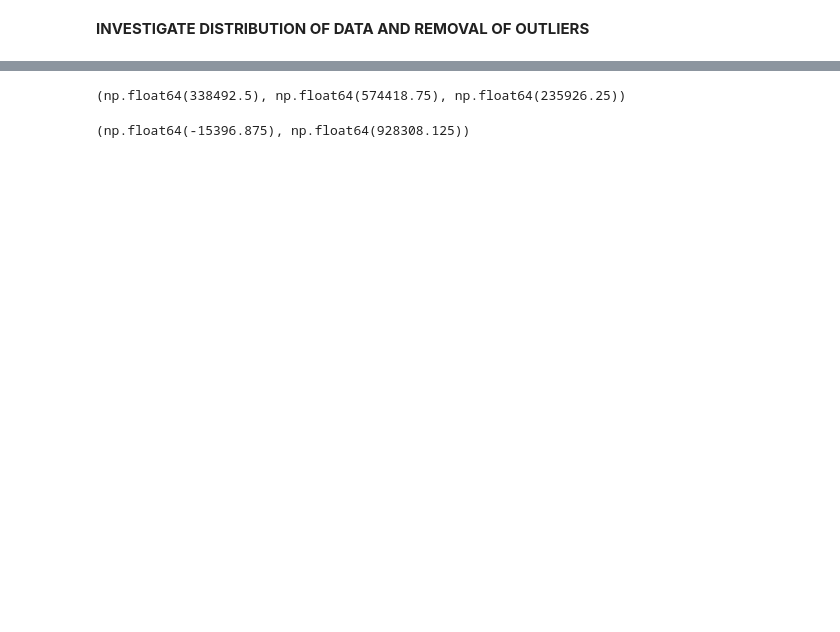
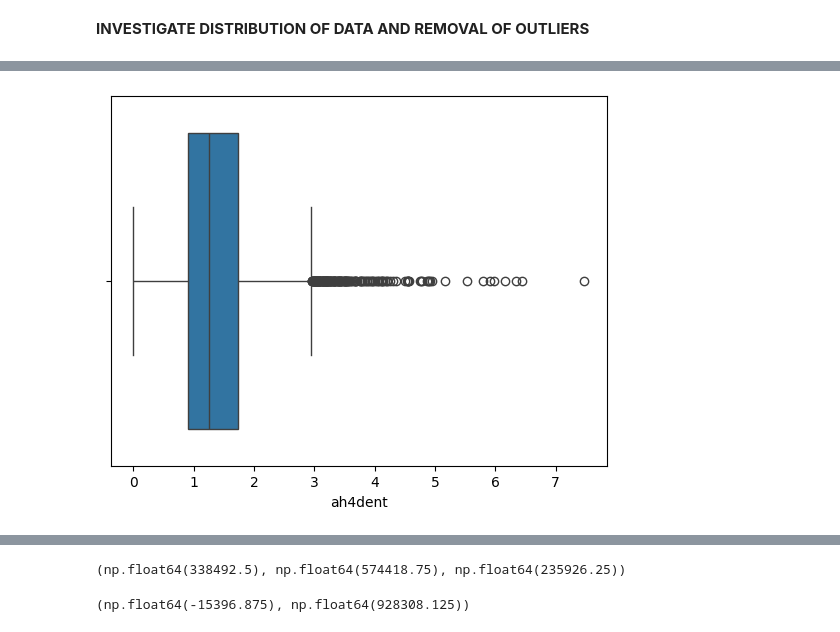
Before and after one commit to Jonathan-C-Barrett/GEOG5990M, a Jupyter notebook: GEOG5003M_Final_Project_template.ipynb, the cells around one changed output, grey strips where cells are left out. Saved outputs shown, nothing was run; the diff lists cells and outputs as text; code cells hidden in the pictures; blank space fills up the shorter version.

```diff
--- a/GEOG5003M_Final_Project_template.ipynb
+++ b/GEOG5003M_Final_Project_template.ipynb
@@ -134,2 +408,6 @@ sns.boxplot(data=health_prop_clean, x='ah4gp');
+# %%
+sns.boxplot(data=health_prop_clean, x='ah4dent');
+# %% [output]
+[figure, added]
 # %%
 sns.boxplot(data=health_prop_clean, x='ah4hosp');
```
Also changed, not shown: parts of 32 cells of this notebook.
